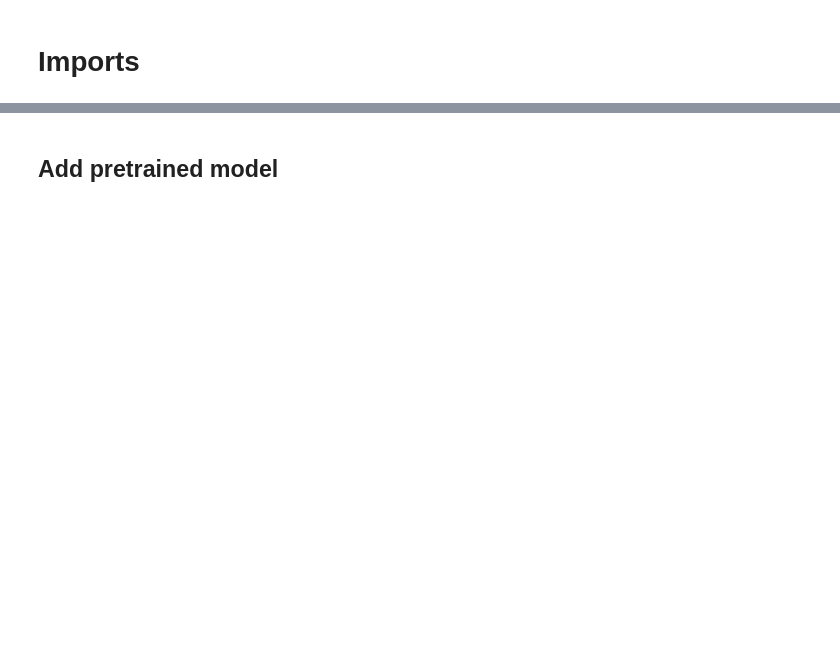
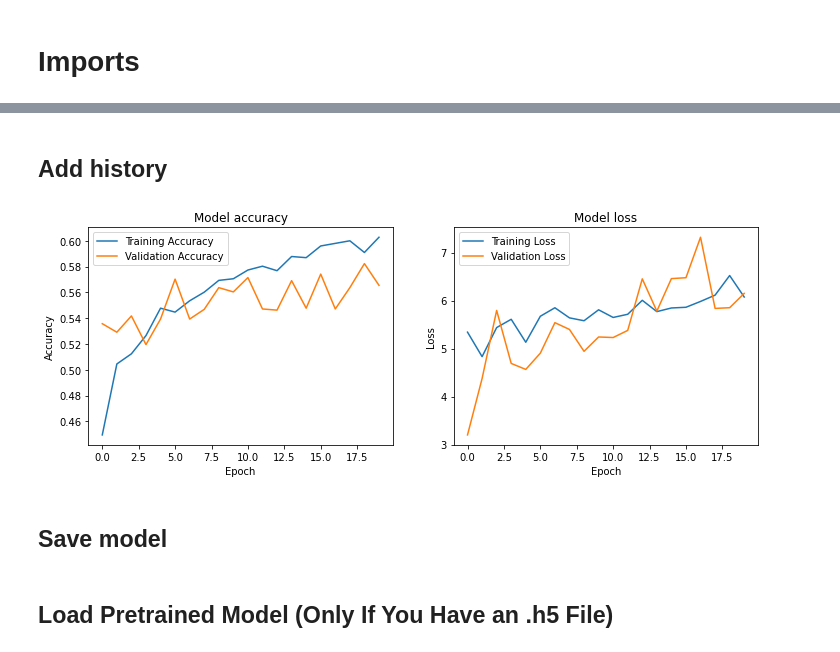
Before and after one commit to QuentinDucoulombier/Agemazing, a Jupyter notebook: agemazing_model.ipynb, the cells around one changed output, grey strips where cells are left out. Drawn from its saved outputs; the diff is of its cells as text; code cells hidden in the pictures; blank space fills up the shorter version.

```diff
--- a/agemazing_model.ipynb
+++ b/agemazing_model.ipynb
@@ -336,6 +395,19 @@ Found 903 images belonging to 7 classes.
 # %%
-# fit the model
-r = model.fit(
+"""
+from tensorflow.keras.callbacks import EarlyStopping
+
+early_stopping = EarlyStopping(monitor='val_loss', patience=10, restore_best_weights=True)
+history = model.fit(
+    train_generator,
+    validation_data=valid_generator,
+    epochs=epochs,
+    steps_per_epoch=len(train_files) // batch_size,
+    validation_steps=len(test_files) // batch_size,
+    callbacks=[early_stopping]
+)
+"""
+
+history = model.fit(
   train_generator,
   validation_data=valid_generator,
   epochs=epochs,
@@ -345 +435,34 @@ r = model.fit(
+# %% [markdown]
+## Add history
+# %%
+import matplotlib.pyplot as plt
+
+def plot_training_history(history):
+    # Plot training & validation accuracy values
+    plt.figure(figsize=(12, 4))
+    plt.subplot(1, 2, 1)
+    plt.plot(history.history['accuracy'], label='Training Accuracy')
+    plt.plot(history.history['val_accuracy'], label='Validation Accuracy')
+    plt.title('Model accuracy')
+    plt.ylabel('Accuracy')
+    plt.xlabel('Epoch')
+    plt.legend(loc='upper left')
+
+    # Plot training & validation loss values
+    plt.subplot(1, 2, 2)
+    plt.plot(history.history['loss'], label='Training Loss')
+    plt.plot(history.history['val_loss'], label='Validation Loss')
+    plt.title('Model loss')
+    plt.ylabel('Loss')
+    plt.xlabel('Epoch')
+    plt.legend(loc='upper left')
+
+    plt.show()
+
+# Plot the training history
+plot_training_history(history)
+# %% [output]
+[figure, added]
+# %% [markdown]
+## Save model
 # %%
@@ -348,5 +470,5 @@ model.save_weights('age_inceptionresnet_weights.h5')
-# %% [markdown]
-## Add pretrained model
+# %% [markdown]
+## Load Pretrained Model (Only If You Have an .h5 File)
 # %%
 from tensorflow.keras.models import load_model
 # %%
```
Also changed, not shown: parts of 45 cells of this notebook, 3 other files.
